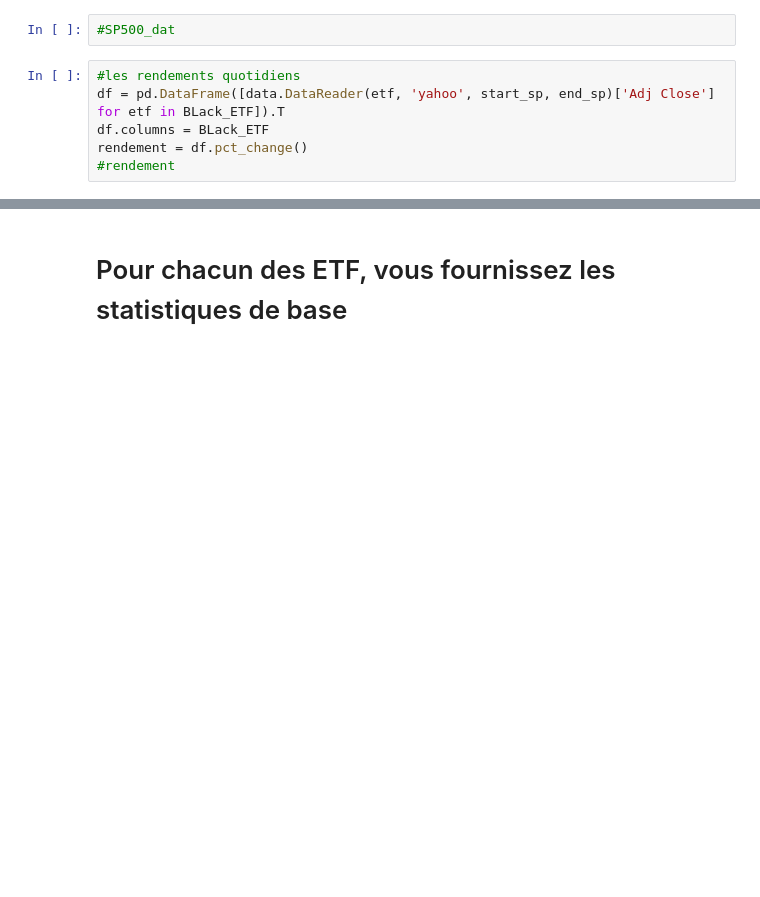
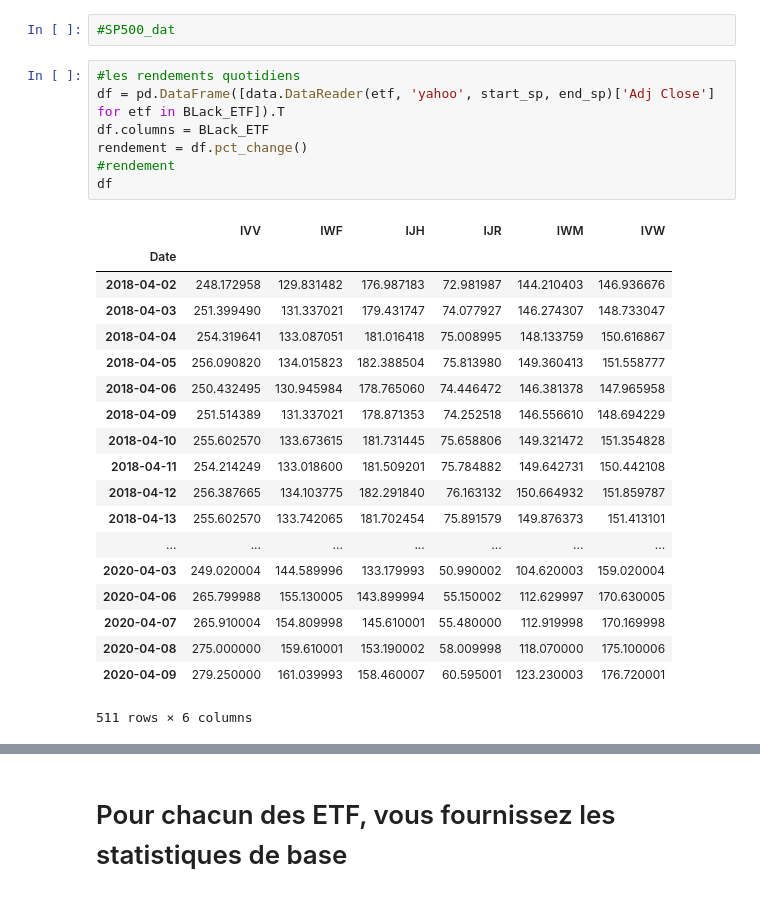
Before and after one commit to poclecoqq/Trending-stocks, a Jupyter notebook: tp2/TP2.ipynb, the cells around one changed output, grey strips where cells are left out. Saved outputs shown, nothing was run; the diff lists cells and outputs as text; blank space fills up the shorter version.

```diff
--- a/tp2/TP2.ipynb
+++ b/tp2/TP2.ipynb
@@ -67,9 +67,30 @@ SP500_detail = yf.Ticker("IVW")
 # %%
 #les rendements quotidiens
 df = pd.DataFrame([data.DataReader(etf, 'yahoo', start_sp, end_sp)['Adj Close'] for etf in BLack_ETF]).T
 df.columns = BLack_ETF
 rendement = df.pct_change()
 #rendement
+df
+# %% [output]
+|  | IVV | IWF | IJH | IJR | IWM | IVW |
+| Date |  |  |  |  |  |  |
+| 2018-04-02 | 248.172958 | 129.831482 | 176.987183 | 72.981987 | 144.210403 | 146.936676 |
+| 2018-04-03 | 251.399490 | 131.337021 | 179.431747 | 74.077927 | 146.274307 | 148.733047 |
+| 2018-04-04 | 254.319641 | 133.087051 | 181.016418 | 75.008995 | 148.133759 | 150.616867 |
+| 2018-04-05 | 256.090820 | 134.015823 | 182.388504 | 75.813980 | 149.360413 | 151.558777 |
+| 2018-04-06 | 250.432495 | 130.945984 | 178.765060 | 74.446472 | 146.381378 | 147.965958 |
+| 2018-04-09 | 251.514389 | 131.337021 | 178.871353 | 74.252518 | 146.556610 | 148.694229 |
+| 2018-04-10 | 255.602570 | 133.673615 | 181.731445 | 75.658806 | 149.321472 | 151.354828 |
+| 2018-04-11 | 254.214249 | 133.018600 | 181.509201 | 75.784882 | 149.642731 | 150.442108 |
+| 2018-04-12 | 256.387665 | 134.103775 | 182.291840 | 76.163132 | 150.664932 | 151.859787 |
+| 2018-04-13 | 255.602570 | 133.742065 | 181.702454 | 75.891579 | 149.876373 | 151.413101 |
+| ... | ... | ... | ... | ... | ... | ... |
+| 2020-04-03 | 249.020004 | 144.589996 | 133.179993 | 50.990002 | 104.620003 | 159.020004 |
+| 2020-04-06 | 265.799988 | 155.130005 | 143.899994 | 55.150002 | 112.629997 | 170.630005 |
+| 2020-04-07 | 265.910004 | 154.809998 | 145.610001 | 55.480000 | 112.919998 | 170.169998 |
+| 2020-04-08 | 275.000000 | 159.610001 | 153.190002 | 58.009998 | 118.070000 | 175.100006 |
+| 2020-04-09 | 279.250000 | 161.039993 | 158.460007 | 60.595001 | 123.230003 | 176.720001 |
+511 rows × 6 columns
 # %%
 # Mettre le rendement en 0 = descente 1= montée
 j=1
```
Also changed, not shown: parts of 1 cell of this notebook, 1 other file.
